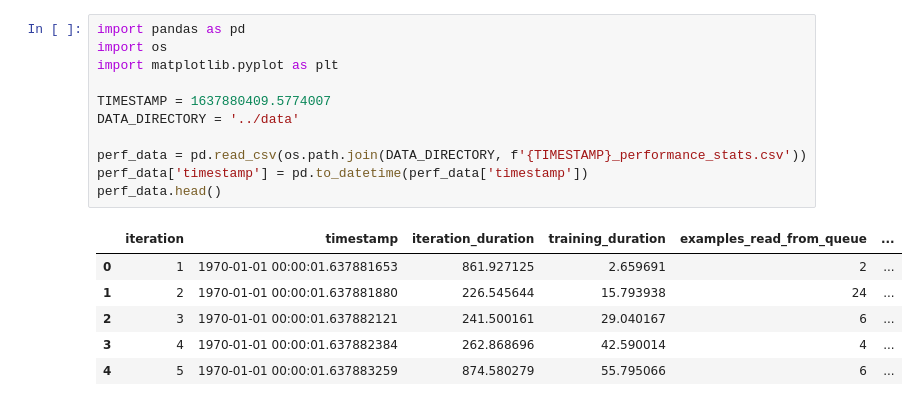
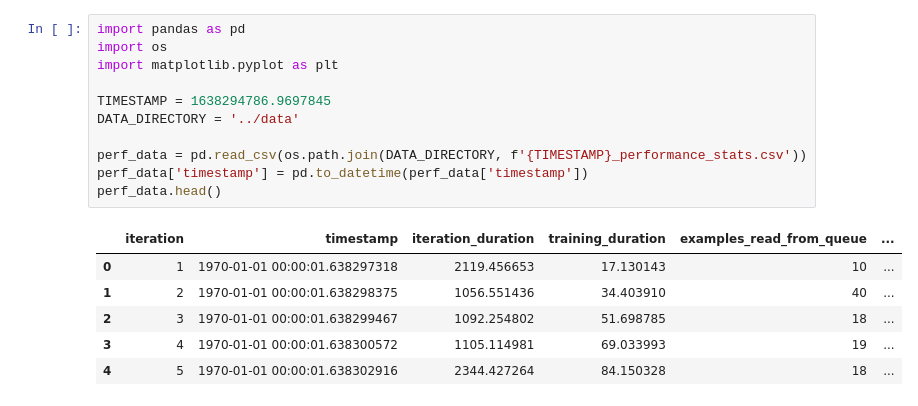
Before and after one commit to campfireman/bachelor-thesis, a Jupyter notebook: code/notebooks/training_overview.ipynb, the cells around one changed output. Saved outputs shown, nothing was run; the diff lists cells and outputs as text.

```diff
--- a/code/notebooks/training_overview.ipynb
+++ b/code/notebooks/training_overview.ipynb
@@ -1,21 +1,21 @@
 # %%
 import pandas as pd
 import os
 import matplotlib.pyplot as plt
 
-TIMESTAMP = 1637880409.5774007
+TIMESTAMP = 1638294786.9697845
 DATA_DIRECTORY = '../data'
 
 perf_data = pd.read_csv(os.path.join(DATA_DIRECTORY, f'{TIMESTAMP}_performance_stats.csv'))
 perf_data['timestamp'] = pd.to_datetime(perf_data['timestamp'])
 perf_data.head()
 # %% [output]
 |  | iteration | timestamp | iteration_duration | training_duration | examples_read_from_queue | ... |
-| 0 | 1 | 1970-01-01 00:00:01.637881653 | 861.927125 | 2.659691 | 2 | ... |
-| 1 | 2 | 1970-01-01 00:00:01.637881880 | 226.545644 | 15.793938 | 24 | ... |
-| 2 | 3 | 1970-01-01 00:00:01.637882121 | 241.500161 | 29.040167 | 6 | ... |
-| 3 | 4 | 1970-01-01 00:00:01.637882384 | 262.868696 | 42.590014 | 4 | ... |
-| 4 | 5 | 1970-01-01 00:00:01.637883259 | 874.580279 | 55.795066 | 6 | ... |
+| 0 | 1 | 1970-01-01 00:00:01.638297318 | 2119.456653 | 17.130143 | 10 | ... |
+| 1 | 2 | 1970-01-01 00:00:01.638298375 | 1056.551436 | 34.403910 | 40 | ... |
+| 2 | 3 | 1970-01-01 00:00:01.638299467 | 1092.254802 | 51.698785 | 18 | ... |
+| 3 | 4 | 1970-01-01 00:00:01.638300572 | 1105.114981 | 69.033993 | 19 | ... |
+| 4 | 5 | 1970-01-01 00:00:01.638302916 | 2344.427264 | 84.150328 | 18 | ... |
 # %%
 perf_data.plot.bar(x='iteration', y='examples_read_from_queue')
 # %% [output]
```
Also changed, not shown: parts of 7 cells of this notebook, 4 other files.
